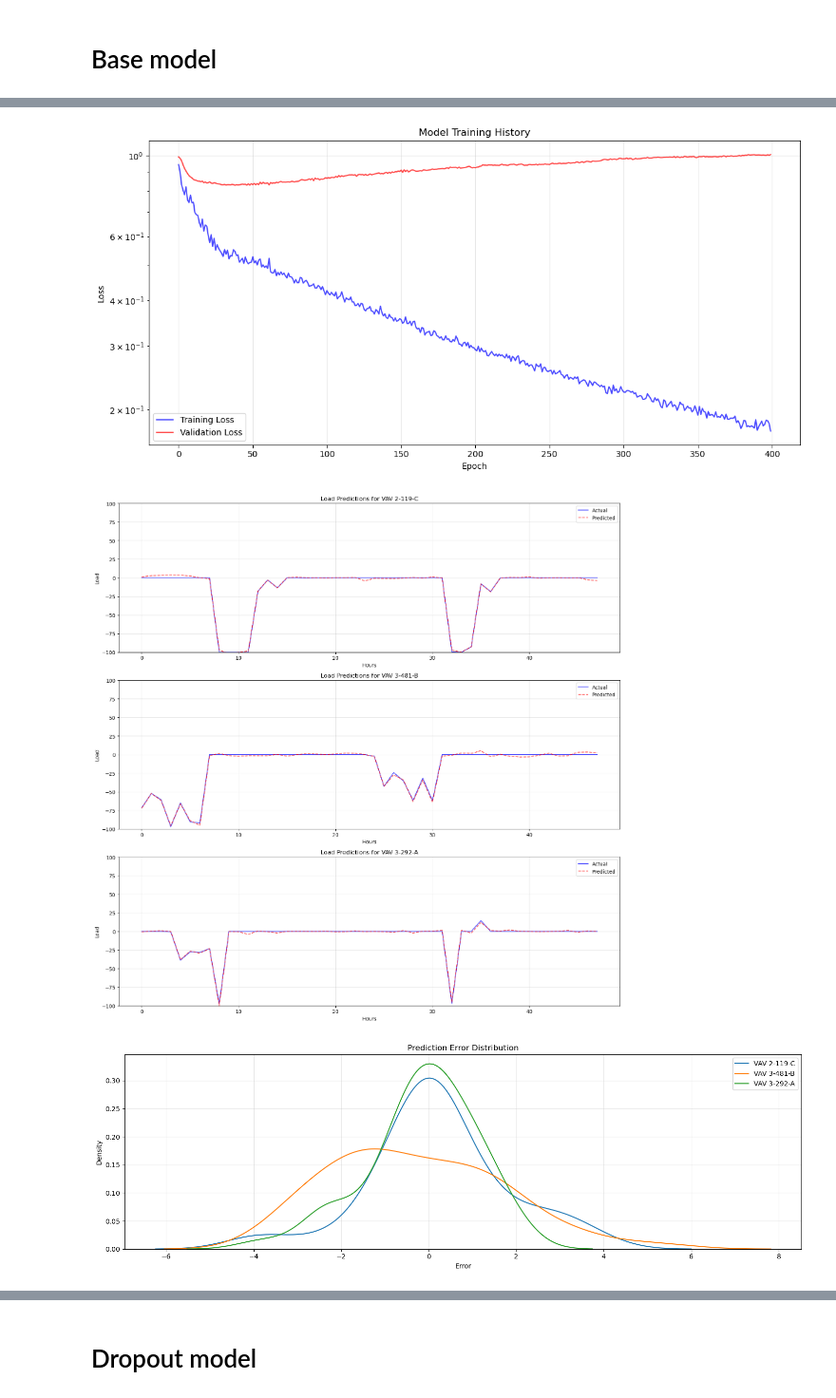
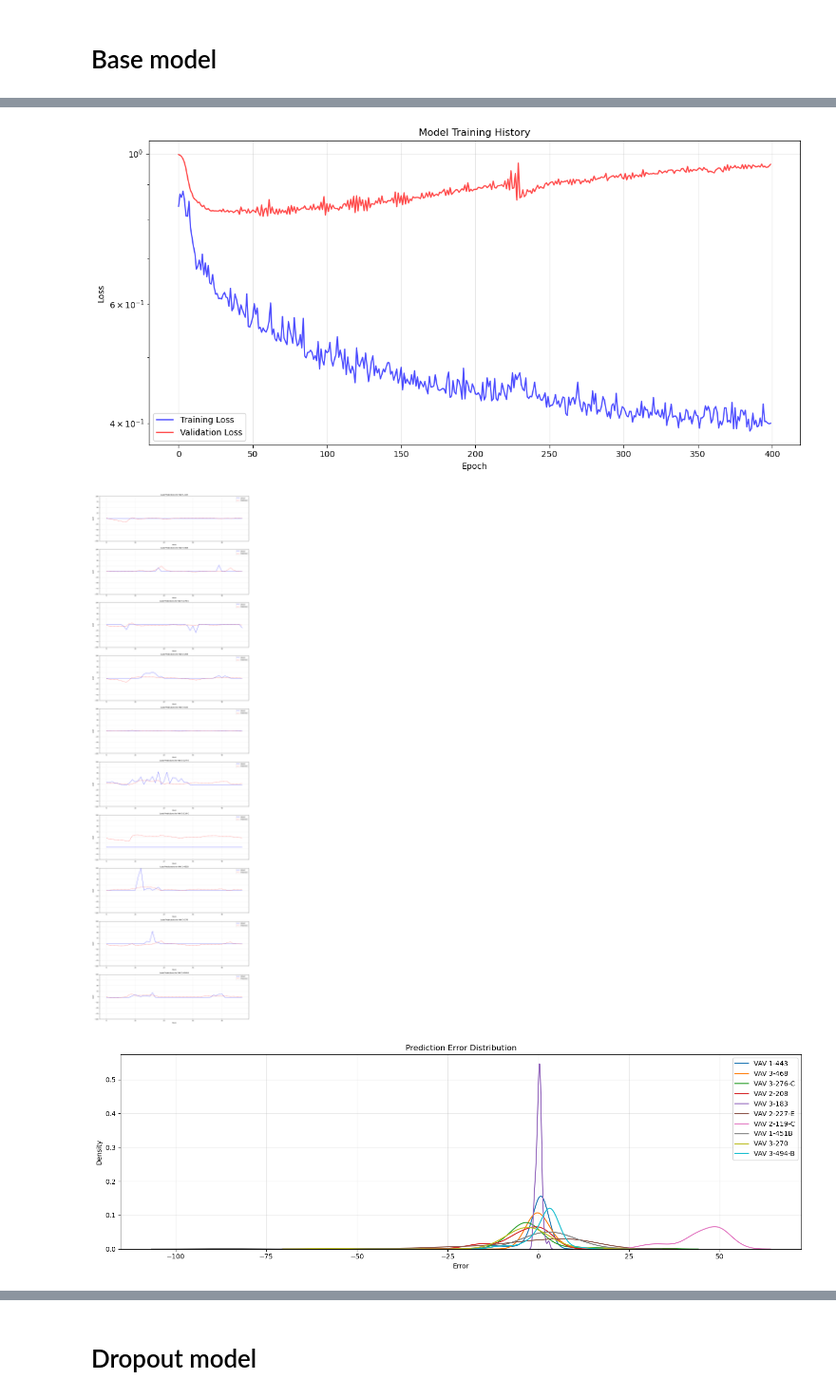
Before and after one commit to AlexisBnnft/Deep_Building, a Jupyter notebook: First_model.ipynb, the cells around one changed output, grey strips where cells are left out. Shown at 95% size. Saved outputs shown, nothing was run; the diff lists cells and outputs as text; code cells hidden in the pictures.

```diff
--- a/First_model.ipynb
+++ b/First_model.ipynb
@@ -101,18 +101,19 @@ KeyboardInterrupt:
 # %%
 # Correct way to call visualize_results
 visualize_results(
     model=model,
-    dataset=train_dataset,  # The dataset object
+    dataset=val_dataset,  # The dataset object
     load_scaler=train_dataset.load_scaler,  # The actual scaler object
     train_losses=train_losses,
     val_losses=val_losses,
     zones_names=df.columns,
     sample_idx=0,
+    n_samples=10,
 )
 # %% [output]
-[figure, old version]
+[figure, new version]
-[figure, old version]
+[figure, new version]
-[figure, old version]
+[figure, new version]
 Prediction Metrics:
 --------------------------------------------------
 
```
Also changed, not shown: parts of 12 cells of this notebook, 3 other files.
